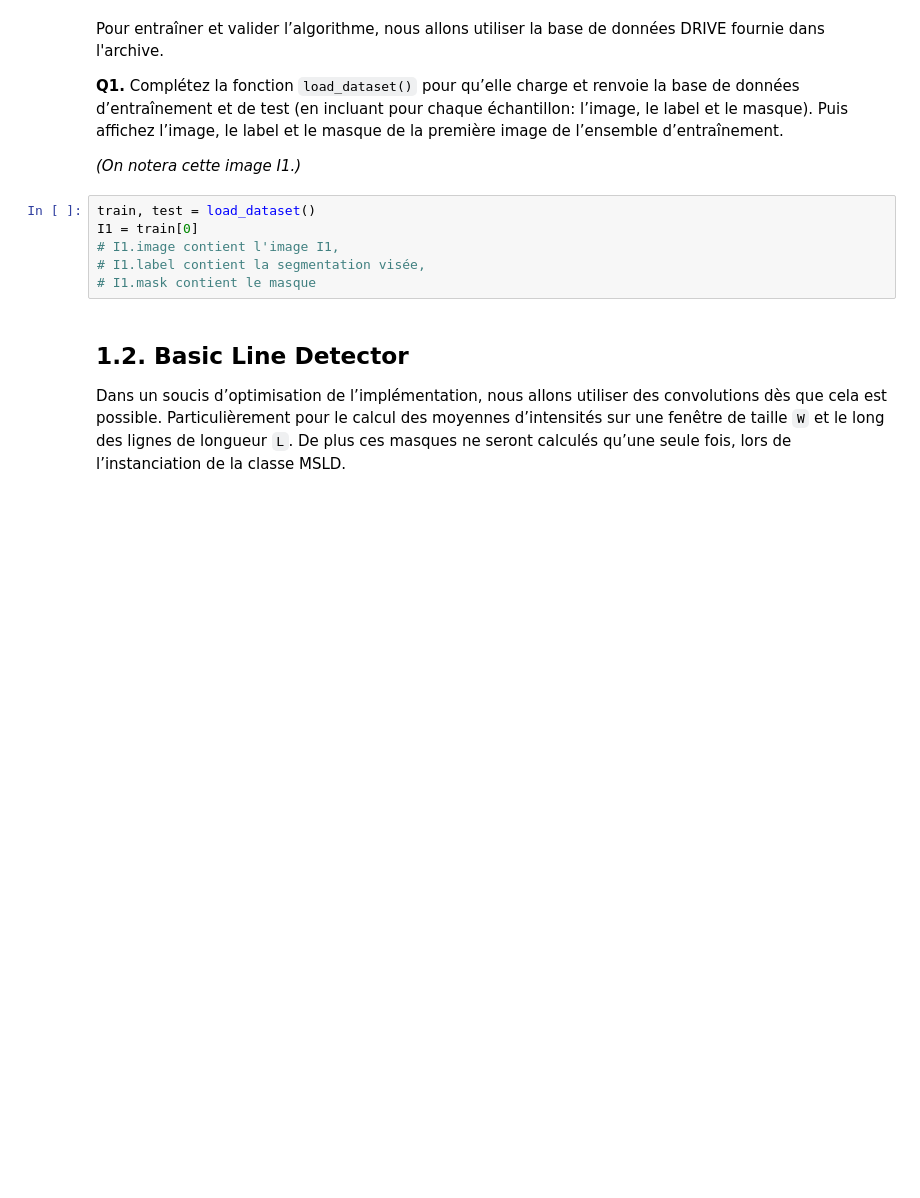
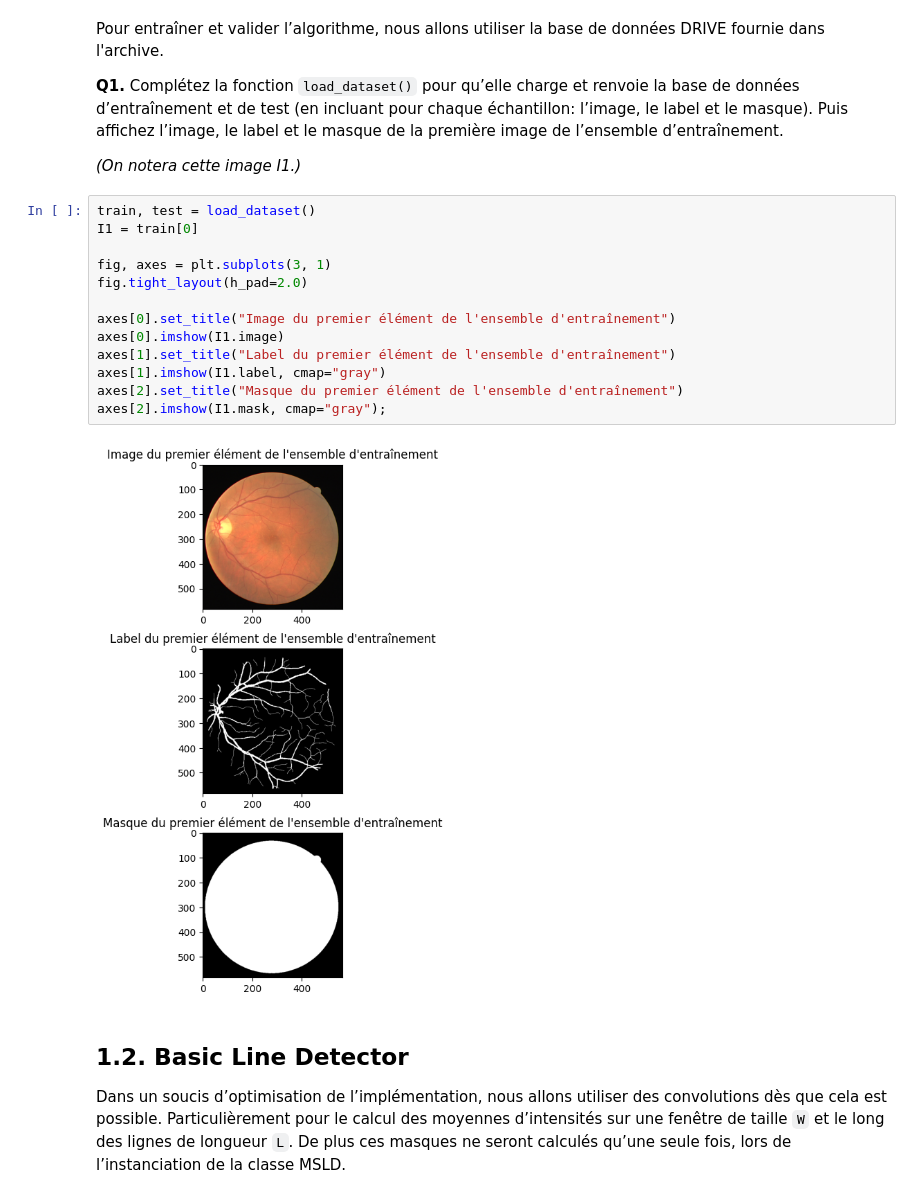
Before and after one commit to lashlone/GBM8770-Programmation, a Jupyter notebook: Projet/ProjetMSLD/RapportProjet.ipynb, the cells around one changed output. Saved outputs shown, nothing was run; the diff lists cells and outputs as text; blank space fills up the shorter version.

```diff
--- a/Projet/ProjetMSLD/RapportProjet.ipynb
+++ b/Projet/ProjetMSLD/RapportProjet.ipynb
@@ -34,12 +34,21 @@ Pour entraîner et valider l’algorithme, nous allons utiliser la base de donn
 **Q1.** Complétez la fonction `load_dataset()` pour qu’elle charge et renvoie la base de données d’entraînement et de test (en incluant pour chaque échantillon: l’image, le label et le masque). Puis affichez l’image, le label et le masque de la première image de l’ensemble d’entraînement.
 
 *(On notera cette image I1.)*
-# %%
-train, test = load_dataset()
-I1 = train[0]
-# I1.image contient l'image I1,
-# I1.label contient la segmentation visée,
-# I1.mask contient le masque
+# %%
+train, test = load_dataset()
+I1 = train[0]
+
+fig, axes = plt.subplots(3, 1)
+fig.tight_layout(h_pad=2.0)
+
+axes[0].set_title("Image du premier élément de l'ensemble d'entraînement")
+axes[0].imshow(I1.image)
+axes[1].set_title("Label du premier élément de l'ensemble d'entraînement")
+axes[1].imshow(I1.label, cmap="gray")
+axes[2].set_title("Masque du premier élément de l'ensemble d'entraînement")
+axes[2].imshow(I1.mask, cmap="gray");
+# %% [output]
+[figure, added]
 # %% [markdown]
 ## 1.2. Basic Line Detector
 
```
